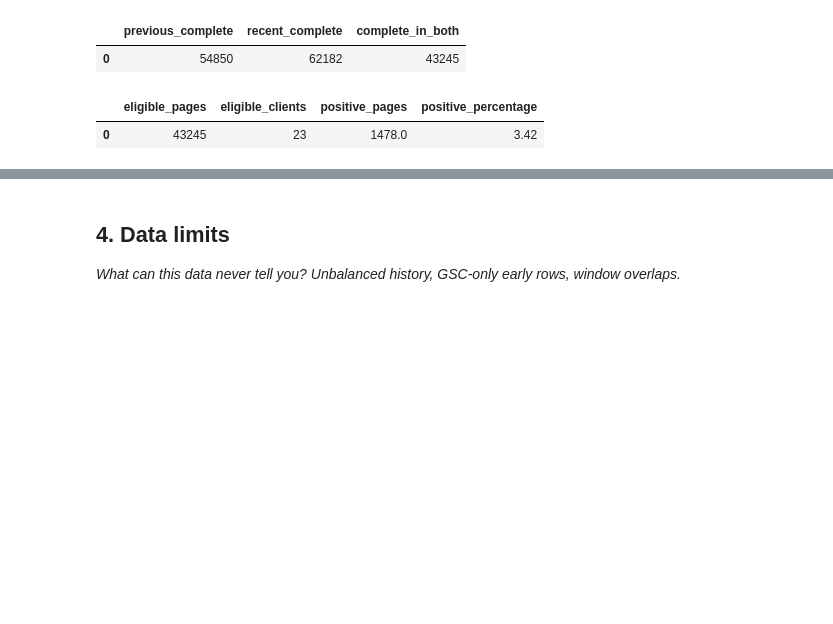
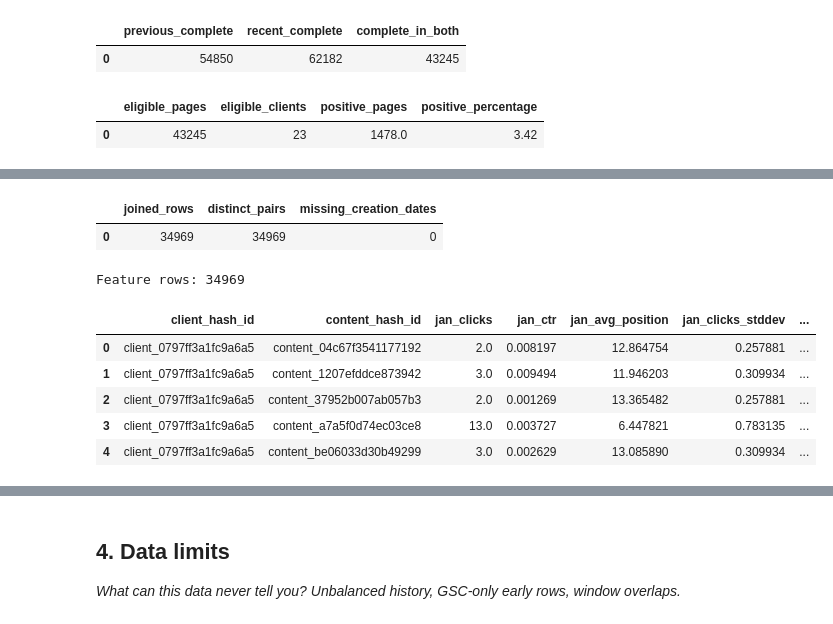
Before and after one commit to neelamobaid/flyrank-ml-internship, a Jupyter notebook: work/notebooks/w03_data_contract.ipynb, the cells around one changed output, grey strips where cells are left out. Saved outputs shown, nothing was run; the diff lists cells and outputs as text; code cells hidden in the pictures; blank space fills up the shorter version.

```diff
--- a/work/notebooks/w03_data_contract.ipynb
+++ b/work/notebooks/w03_data_contract.ipynb
@@ -909,0 +1218,42 @@ con.execute(f"""
+# %%
+con.register("features_df", features)
+
+con.execute(f"""
+    SELECT
+        COUNT(*) AS joined_rows,
+        COUNT(DISTINCT f.client_hash_id || '_' || f.content_hash_id)
+            AS distinct_pairs,
+        COUNT(*) FILTER (
+            WHERE d.content_created_date IS NULL
+        ) AS missing_creation_dates
+    FROM features_df f
+    LEFT JOIN read_parquet('{content_path}') d
+        USING (client_hash_id, content_hash_id)
+""").df()
+# %% [output]
+|  | joined_rows | distinct_pairs | missing_creation_dates |
+| 0 | 34969 | 34969 | 0 |
+# %%
+features = con.execute(f"""
+    SELECT
+        f.*,
+        DATE_DIFF(
+            'day',
+            d.content_created_date,
+            DATE '2026-03-01'
+        ) AS content_age_days
+    FROM features_df f
+    LEFT JOIN read_parquet('{content_path}') d
+        USING (client_hash_id, content_hash_id)
+""").df()
+
+print("Feature rows:", len(features))
+features.head()
+# %% [output]
+Feature rows: 34969
+|  | client_hash_id | content_hash_id | jan_clicks | jan_ctr | jan_avg_position | jan_clicks_stddev | ... |
+| 0 | client_0797ff3a1fc9a6a5 | content_04c67f3541177192 | 2.0 | 0.008197 | 12.864754 | 0.257881 | ... |
+| 1 | client_0797ff3a1fc9a6a5 | content_1207efddce873942 | 3.0 | 0.009494 | 11.946203 | 0.309934 | ... |
+| 2 | client_0797ff3a1fc9a6a5 | content_37952b007ab057b3 | 2.0 | 0.001269 | 13.365482 | 0.257881 | ... |
+| 3 | client_0797ff3a1fc9a6a5 | content_a7a5f0d74ec03ce8 | 13.0 | 0.003727 | 6.447821 | 0.783135 | ... |
+| 4 | client_0797ff3a1fc9a6a5 | content_be06033d30b49299 | 3.0 | 0.002629 | 13.085890 | 0.309934 | ... |
```
Also changed, not shown: parts of 31 cells of this notebook.
